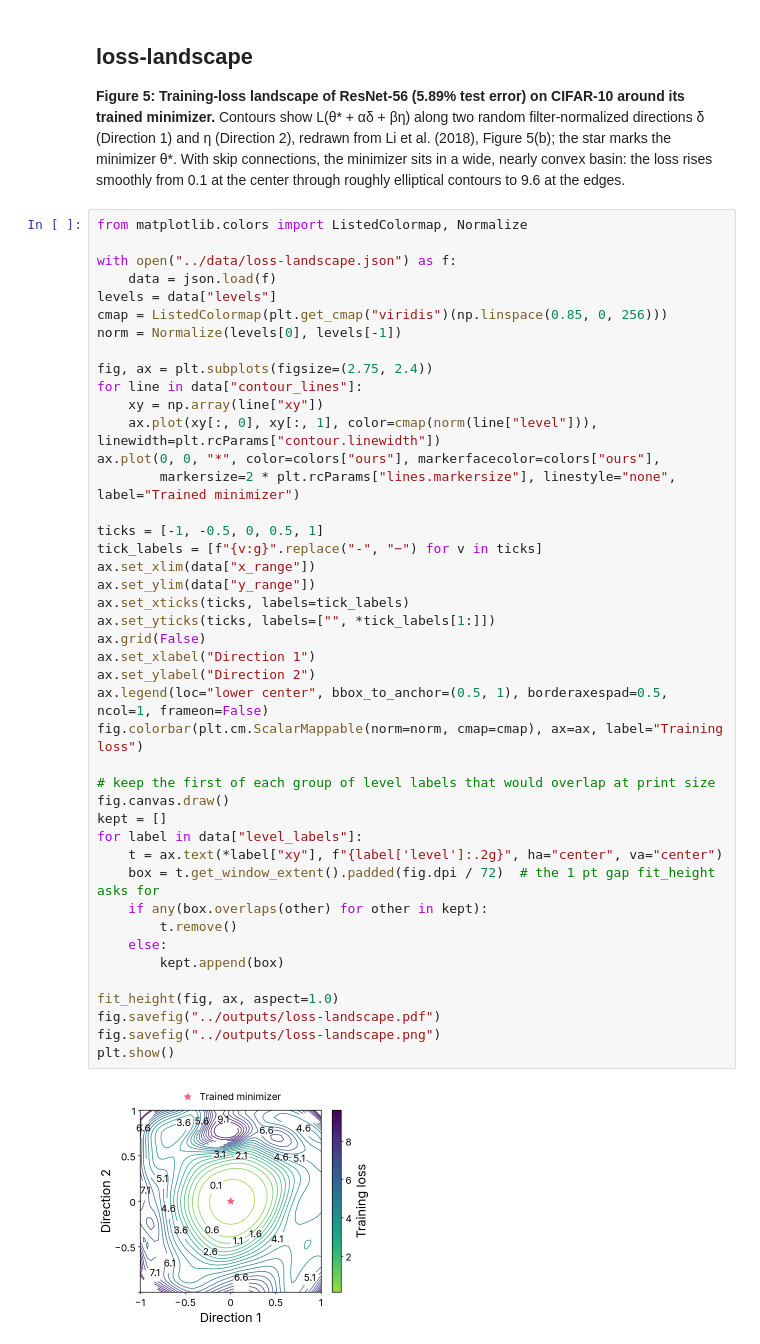
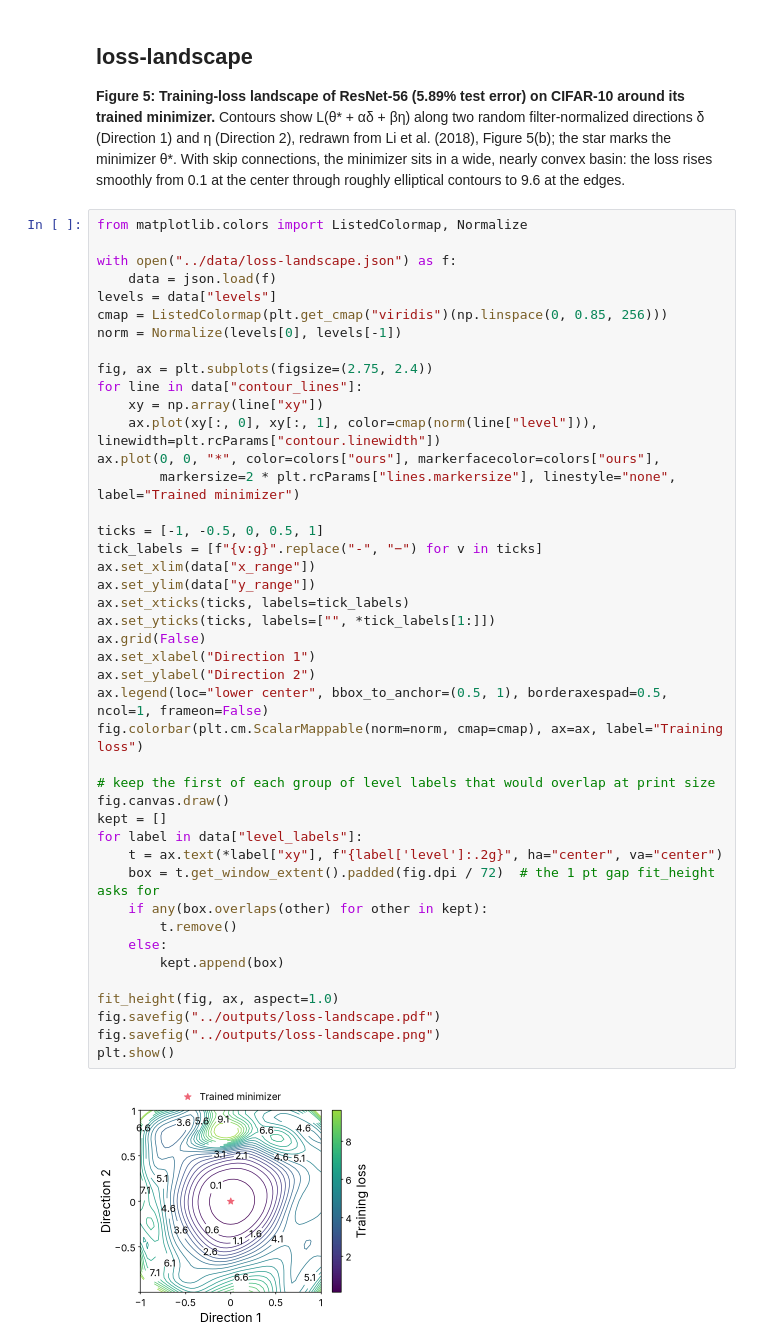
Before and after one commit to bigohofone/academic-figure-skill, a Jupyter notebook: examples/use-cases/notebooks/loss-landscape.ipynb, the cells around one changed output. Cells and saved outputs as stored; diff of their text form.

```diff
--- a/examples/use-cases/notebooks/loss-landscape.ipynb
+++ b/examples/use-cases/notebooks/loss-landscape.ipynb
@@ -24,7 +24,7 @@ from matplotlib.colors import ListedColormap, Normalize
 with open("../data/loss-landscape.json") as f:
     data = json.load(f)
 levels = data["levels"]
-cmap = ListedColormap(plt.get_cmap("viridis")(np.linspace(0.85, 0, 256)))
+cmap = ListedColormap(plt.get_cmap("viridis")(np.linspace(0, 0.85, 256)))
 norm = Normalize(levels[0], levels[-1])
 
 fig, ax = plt.subplots(figsize=(2.75, 2.4))
@@ -35,31 +35,31 @@ ax.plot(0, 0, "*", color=colors["ours"], markerfacecolor=colors["ours"],
         markersize=2 * plt.rcParams["lines.markersize"], linestyle="none", label="Trained minimizer")
 
 ticks = [-1, -0.5, 0, 0.5, 1]
 tick_labels = [f"{v:g}".replace("-", "−") for v in ticks]
 ax.set_xlim(data["x_range"])
 ax.set_ylim(data["y_range"])
 ax.set_xticks(ticks, labels=tick_labels)
 ax.set_yticks(ticks, labels=["", *tick_labels[1:]])
 ax.grid(False)
 ax.set_xlabel("Direction 1")
 ax.set_ylabel("Direction 2")
 ax.legend(loc="lower center", bbox_to_anchor=(0.5, 1), borderaxespad=0.5, ncol=1, frameon=False)
 fig.colorbar(plt.cm.ScalarMappable(norm=norm, cmap=cmap), ax=ax, label="Training loss")
 
 # keep the first of each group of level labels that would overlap at print size
 fig.canvas.draw()
 kept = []
 for label in data["level_labels"]:
     t = ax.text(*label["xy"], f"{label['level']:.2g}", ha="center", va="center")
     box = t.get_window_extent().padded(fig.dpi / 72)  # the 1 pt gap fit_height asks for
     if any(box.overlaps(other) for other in kept):
         t.remove()
     else:
         kept.append(box)
 
 fit_height(fig, ax, aspect=1.0)
 fig.savefig("../outputs/loss-landscape.pdf")
 fig.savefig("../outputs/loss-landscape.png")
 plt.show()
 # %% [output]
-[figure, old version]
+[figure, new version]
```
Also changed, not shown: 9 other files.
